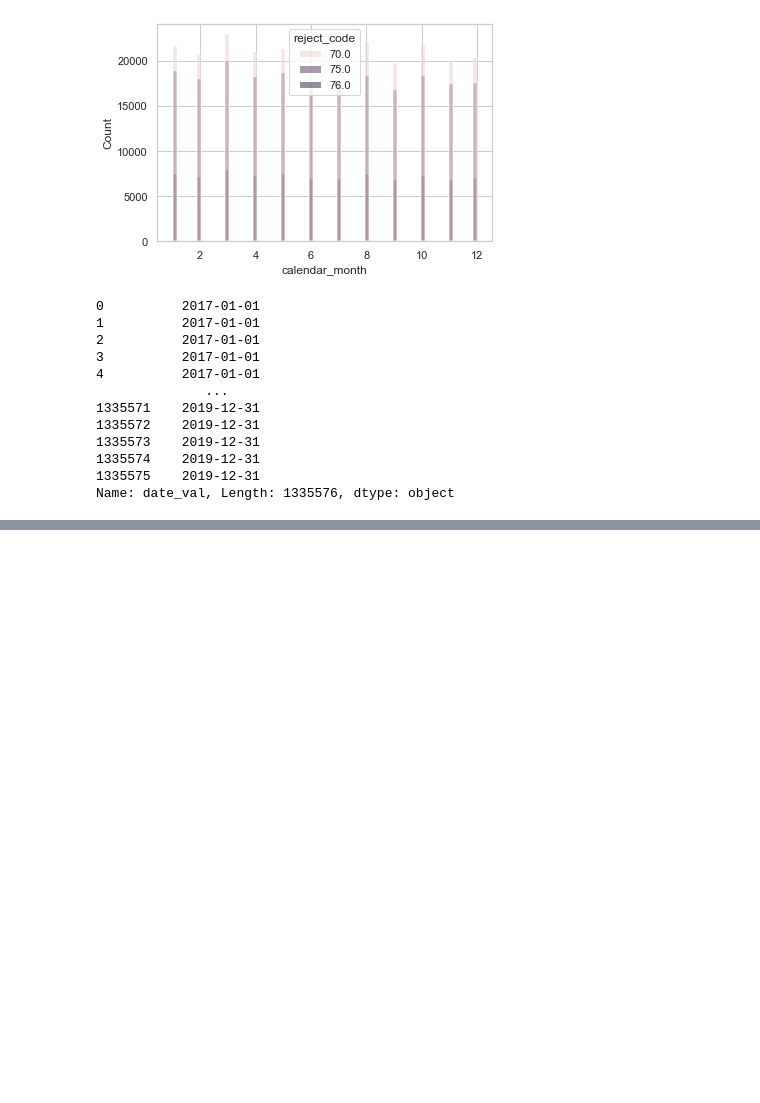
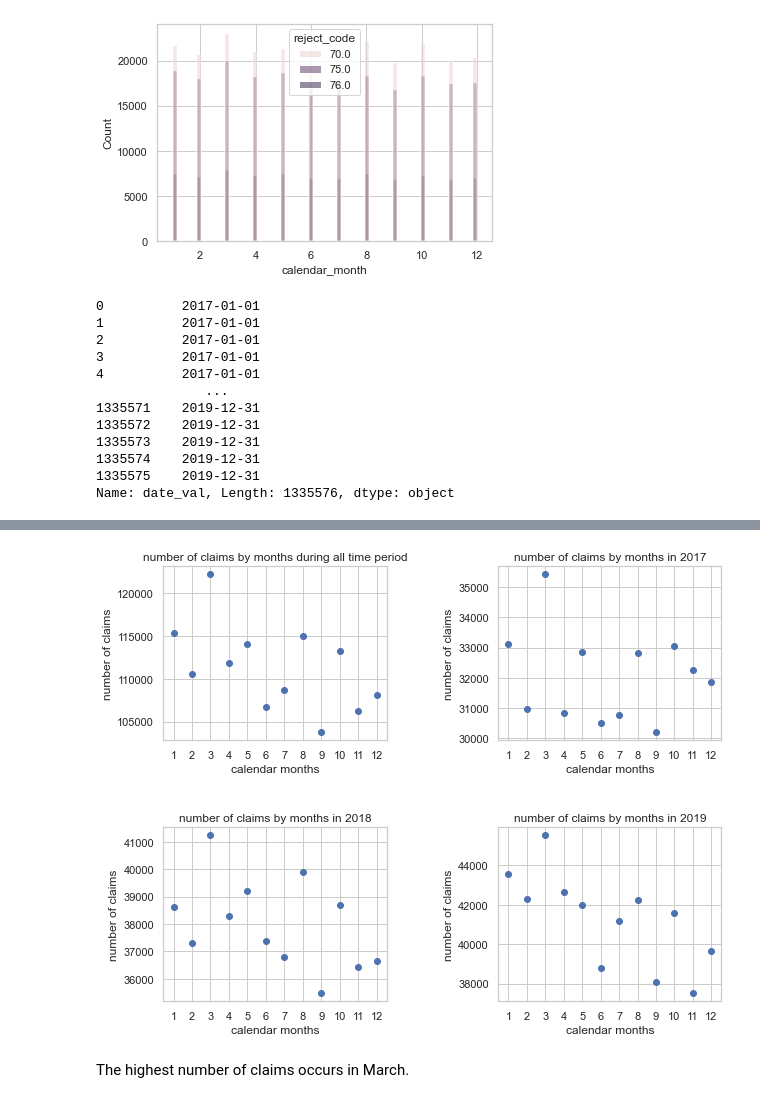
Before and after one commit to Erdos-CMM/CoverMyMeds, a Jupyter notebook: notebooks/some_analysis.ipynb, the cells around one changed output, grey strips where cells are left out. Cells and saved outputs as stored; diff of their text form; code cells hidden in the pictures; blank space fills up the shorter version.

Commit message:
some plots

```diff
--- a/notebooks/some_analysis.ipynb
+++ b/notebooks/some_analysis.ipynb
@@ -237,0 +160,34 @@ data.sort_values(by='DATE')
+# %%
+fig, axes = plt.subplots(nrows=2,ncols=2,figsize=(10,8))
+
+axes[0,0].scatter(months, data['calendar_month'].value_counts()[months])
+axes[0,0].set_title('number of claims by months during all time period')
+axes[0,0].set_xlabel('calendar months')
+axes[0,0].set_ylabel('number of claims')
+axes[0,0].set_xticks(months)
+
+axes[0,1].scatter(months, data[data['calendar_year']==2017]['calendar_month'].value_counts()[months])
+axes[0,1].set_title('number of claims by months in 2017')
+axes[0,1].set_xlabel('calendar months')
+axes[0,1].set_ylabel('number of claims')
+axes[0,1].set_xticks(months)
+
+axes[1,0].scatter(months, data[data['calendar_year']==2018]['calendar_month'].value_counts()[months])
+axes[1,0].set_title('number of claims by months in 2018')
+axes[1,0].set_xlabel('calendar months')
+axes[1,0].set_ylabel('number of claims')
+axes[1,0].set_xticks(months)
+
+axes[1,1].scatter(months, data[data['calendar_year']==2019]['calendar_month'].value_counts()[months])
+axes[1,1].set_title('number of claims by months in 2019')
+axes[1,1].set_xlabel('calendar months')
+axes[1,1].set_ylabel('number of claims')
+axes[1,1].set_xticks(months)
+
+fig.subplots_adjust(left=None, right=None, top=None, bottom=None, wspace=0.5, hspace=0.5)
+
+plt.show()
+# %% [output]
+[figure, added]
+# %% [markdown]
+The highest number of claims occurs in March.
```
Also changed, not shown: parts of 20 cells of this notebook, 2 other files.
